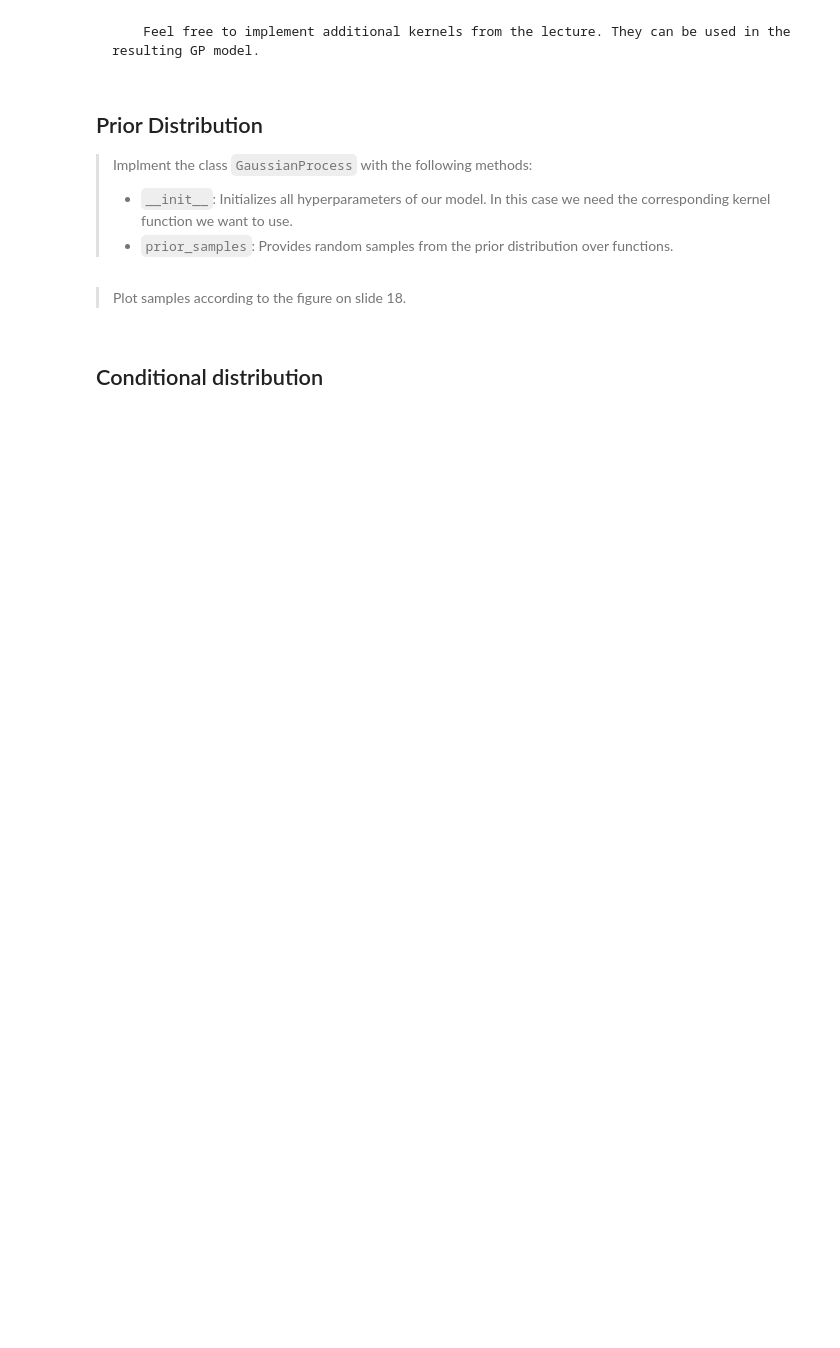
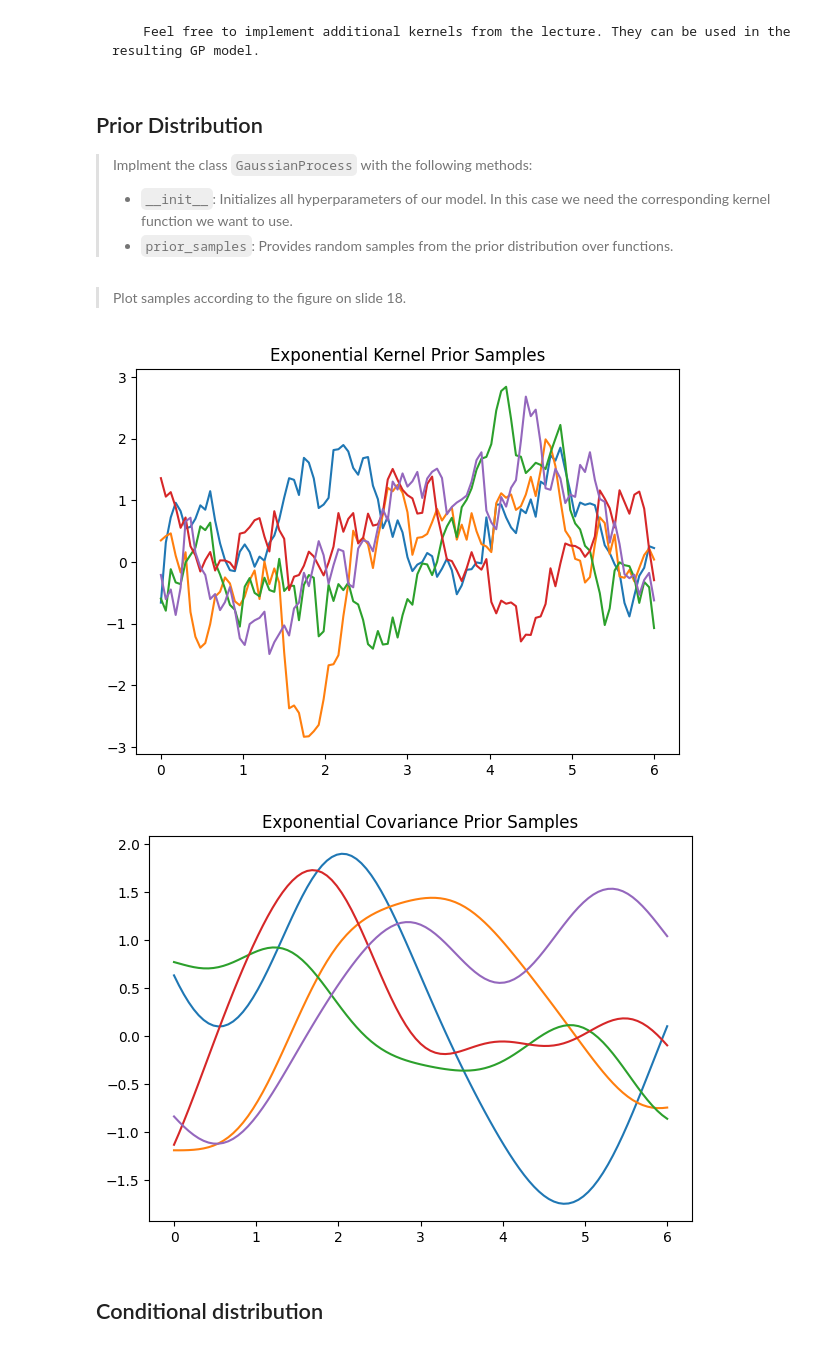
Before and after one commit to aalbayrak394/Pattern-Recognition-II, a Jupyter notebook: notebooks/02_gaussian_processes.ipynb, the cells around one changed output. Drawn from its saved outputs; the diff is of its cells as text; code cells hidden in the pictures; blank space fills up the shorter version.

```diff
--- a/notebooks/02_gaussian_processes.ipynb
+++ b/notebooks/02_gaussian_processes.ipynb
@@ -47,13 +53,12 @@ kernel(2, 1) # should return 0.6065306597126334
 class ExponentialKernel:
     """Exponential kernel from Eq. 6.56."""
     def __init__(self, theta=1):
-####################
-# Your Code Here   #
-####################
+        self.theta = theta
 
     def __call__(self, x, y):
-####################
-# Your Code Here   #
-####################
+        x = np.array(x)
+        y = np.array(y)
+        return np.exp(-self.theta * np.linalg.norm(x - y))
+
 kernel = ExponentialKernel()
-kernel(2, 1) # should return 0.36787944117144233
+kernel([2], [1]) # should return 0.36787944117144233
@@ -79,2 +75,11 @@ class GaussianProcess:
+# %%
+class GaussianProcess:
+    def __init__(self, kernel_func):
+        self.kernel = kernel_func
+
+    def prior_samples(self, X, n_samples):
+        n = len(X)
+        K = np.array([[self.kernel(x, y) for x in X] for y in X])
+        return np.random.multivariate_normal(np.zeros(n), K, n_samples)
 # %% [markdown]
 > Plot samples according to the figure on slide 18.
@@ -85,3 +86,19 @@ class GaussianProcess:
+# %%
+kernels = {
+    'Exponential Kernel': ExponentialKernel(),
+    'Exponential Covariance': ExponentialCovariance()
+}
+
+for name, kernel in kernels.items():
+    gp = GaussianProcess(kernel)
+    samples = gp.prior_samples(axis, 5)
+    plt.figure(figsize=(7,5))
+    plt.plot(axis, samples.T)
+    plt.title(f'{name} Prior Samples')
+    plt.show()
+# %% [output]
+[figure, added]
+[figure, added]
 # %% [markdown]
 ## Conditional distribution
 # %% [markdown]
```
Also changed, not shown: parts of 11 cells of this notebook.
